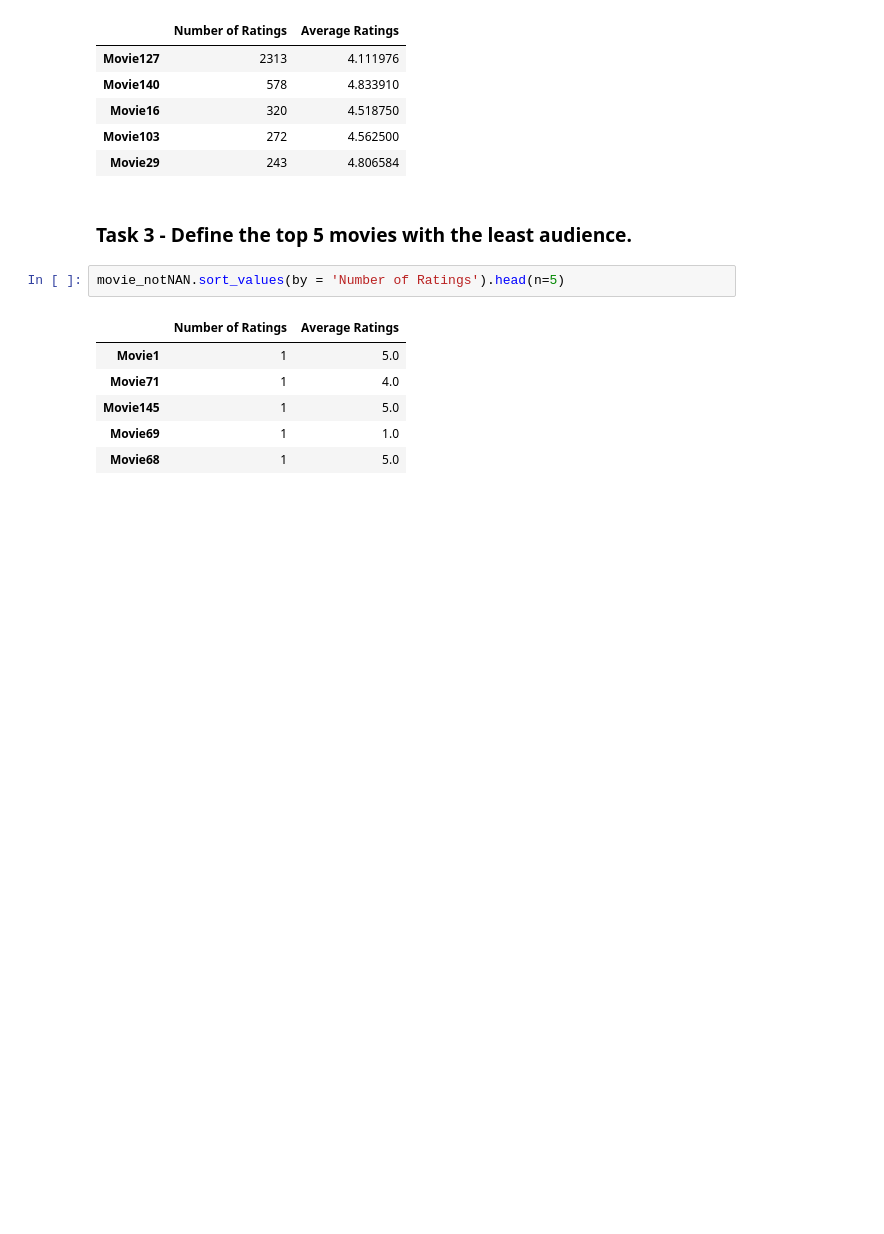
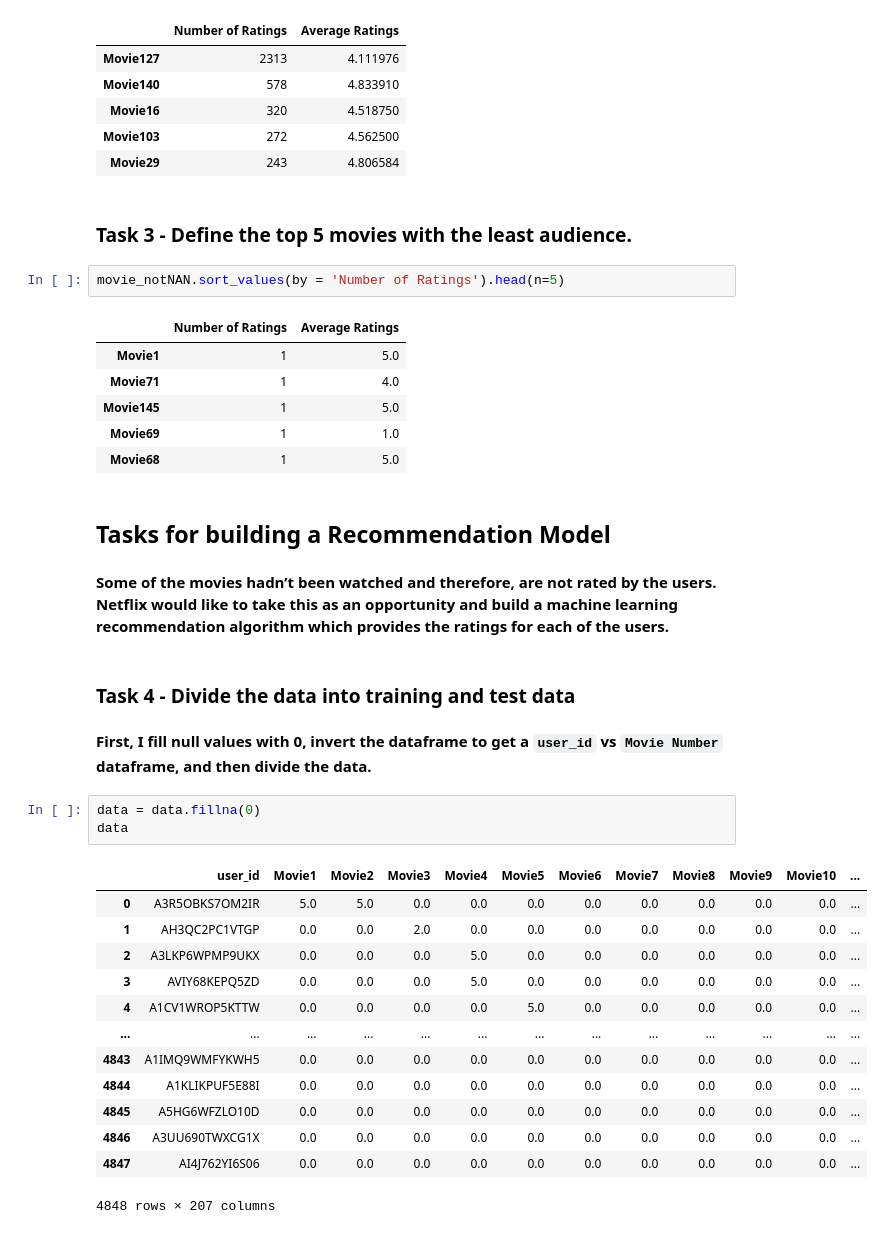
Before and after one commit to parthdt/B.Tech-Codes, a Jupyter notebook: Machine Learning/Assignment 2/CSL774_Assignment3_Parth_Thakker_2017UCS0047.ipynb, the cells around one changed output. Drawn from its saved outputs; the diff is of its cells as text; blank space fills up the shorter version.

Commit message:
Added All tasks - final revision left

```diff
--- a/Machine Learning/Assignment 2/CSL774_Assignment3_Parth_Thakker_2017UCS0047.ipynb
+++ b/Machine Learning/Assignment 2/CSL774_Assignment3_Parth_Thakker_2017UCS0047.ipynb
@@ -81,3 +108,28 @@ movie_notNAN.sort_values(by = 'Number of Ratings').head(n=5)
 | Movie145 | 1 | 5.0 |
 | Movie69 | 1 | 1.0 |
 | Movie68 | 1 | 5.0 |
+# %% [markdown]
+## Tasks for building a Recommendation Model
+# %% [markdown]
+**Some of the movies hadn’t been watched and therefore, are not rated by the users. Netflix would like to take this as an opportunity and build a machine learning recommendation algorithm which provides the ratings for each of the users.**
+# %% [markdown]
+### Task 4 - Divide the data into training and test data
+# %% [markdown]
+**First, I fill null values with 0, invert the dataframe to get a `user_id` vs `Movie Number` dataframe, and then divide the data.**
+# %%
+data = data.fillna(0)
+data
+# %% [output]
+|  | user_id | Movie1 | Movie2 | Movie3 | Movie4 | Movie5 | Movie6 | Movie7 | Movie8 | Movie9 | Movie10 | ... |
+| 0 | A3R5OBKS7OM2IR | 5.0 | 5.0 | 0.0 | 0.0 | 0.0 | 0.0 | 0.0 | 0.0 | 0.0 | 0.0 | ... |
+| 1 | AH3QC2PC1VTGP | 0.0 | 0.0 | 2.0 | 0.0 | 0.0 | 0.0 | 0.0 | 0.0 | 0.0 | 0.0 | ... |
+| 2 | A3LKP6WPMP9UKX | 0.0 | 0.0 | 0.0 | 5.0 | 0.0 | 0.0 | 0.0 | 0.0 | 0.0 | 0.0 | ... |
+| 3 | AVIY68KEPQ5ZD | 0.0 | 0.0 | 0.0 | 5.0 | 0.0 | 0.0 | 0.0 | 0.0 | 0.0 | 0.0 | ... |
+| 4 | A1CV1WROP5KTTW | 0.0 | 0.0 | 0.0 | 0.0 | 5.0 | 0.0 | 0.0 | 0.0 | 0.0 | 0.0 | ... |
+| ... | ... | ... | ... | ... | ... | ... | ... | ... | ... | ... | ... | ... |
+| 4843 | A1IMQ9WMFYKWH5 | 0.0 | 0.0 | 0.0 | 0.0 | 0.0 | 0.0 | 0.0 | 0.0 | 0.0 | 0.0 | ... |
+| 4844 | A1KLIKPUF5E88I | 0.0 | 0.0 | 0.0 | 0.0 | 0.0 | 0.0 | 0.0 | 0.0 | 0.0 | 0.0 | ... |
+| 4845 | A5HG6WFZLO10D | 0.0 | 0.0 | 0.0 | 0.0 | 0.0 | 0.0 | 0.0 | 0.0 | 0.0 | 0.0 | ... |
+| 4846 | A3UU690TWXCG1X | 0.0 | 0.0 | 0.0 | 0.0 | 0.0 | 0.0 | 0.0 | 0.0 | 0.0 | 0.0 | ... |
+| 4847 | AI4J762YI6S06 | 0.0 | 0.0 | 0.0 | 0.0 | 0.0 | 0.0 | 0.0 | 0.0 | 0.0 | 0.0 | ... |
+4848 rows × 207 columns
```
Also changed, not shown: parts of 20 cells of this notebook.
